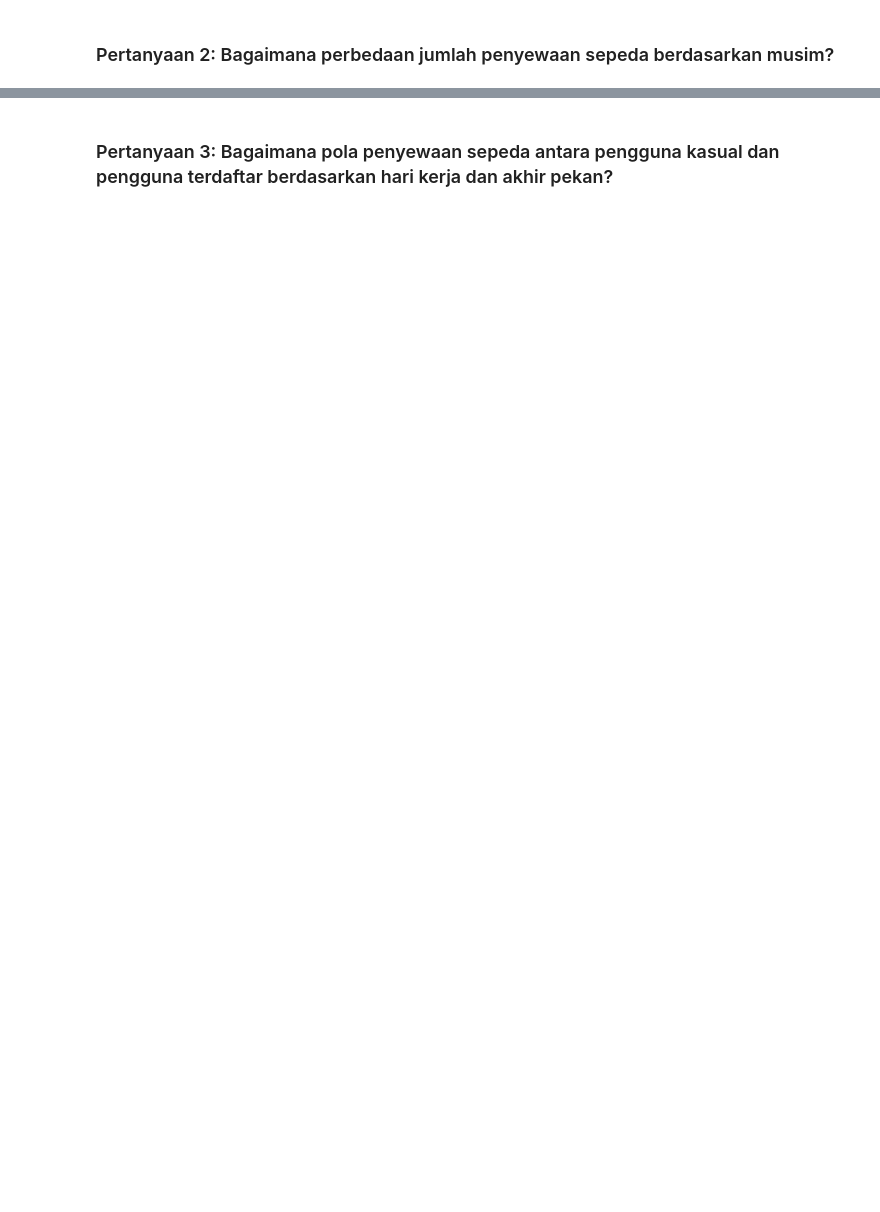
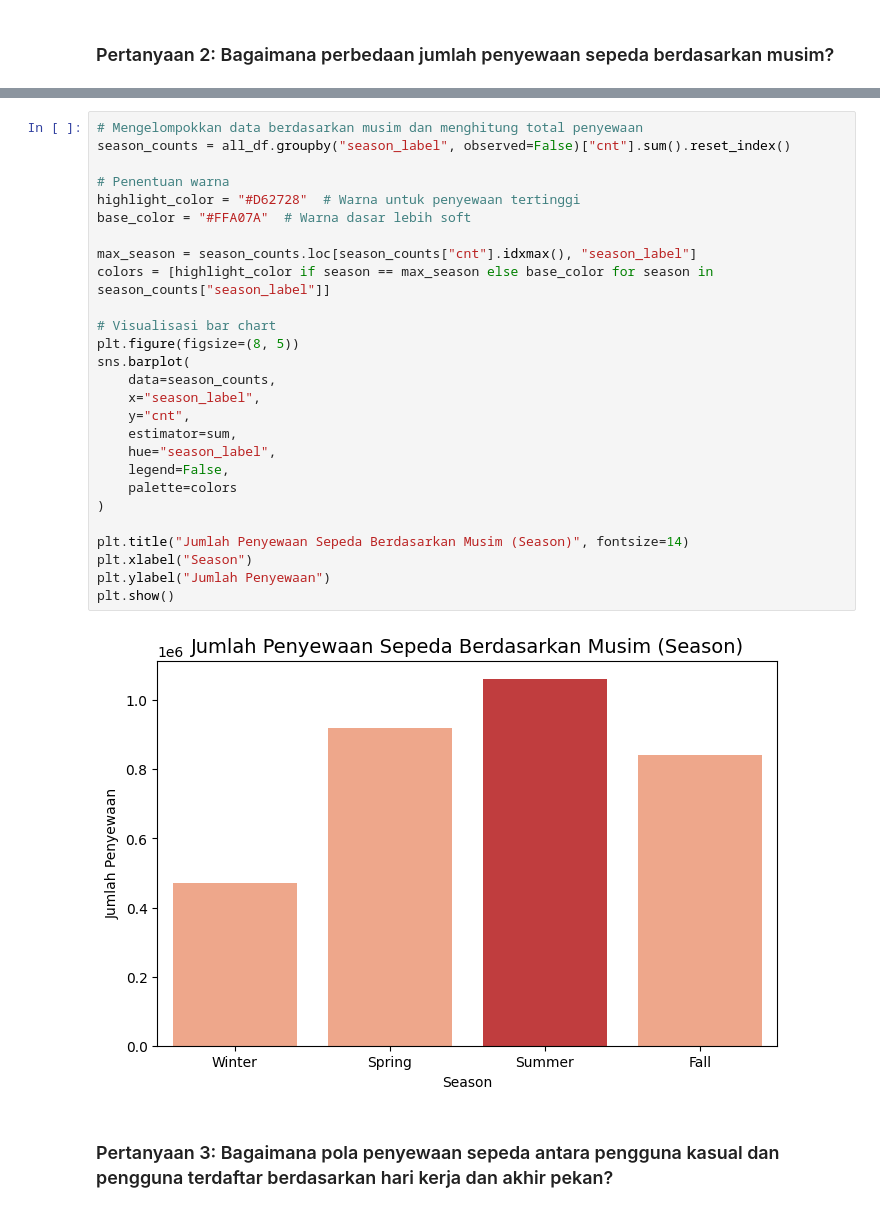
Before and after one commit to Chatarinaeva/proyek_analisis_data_python, a Jupyter notebook: notebook.ipynb, the cells around one changed output, grey strips where cells are left out. Drawn from its saved outputs; the diff is of its cells as text; blank space fills up the shorter version.

```diff
--- a/notebook.ipynb
+++ b/notebook.ipynb
@@ -397,3 +648,32 @@ Passing `palette` without assigning `hue` is deprecated and will be removed in v
+# %%
+# Mengelompokkan data berdasarkan musim dan menghitung total penyewaan
+season_counts = all_df.groupby("season_label", observed=False)["cnt"].sum().reset_index()
+
+# Penentuan warna
+highlight_color = "#D62728"  # Warna untuk penyewaan tertinggi
+base_color = "#FFA07A"  # Warna dasar lebih soft
+
+max_season = season_counts.loc[season_counts["cnt"].idxmax(), "season_label"]
+colors = [highlight_color if season == max_season else base_color for season in season_counts["season_label"]]
+
+# Visualisasi bar chart
+plt.figure(figsize=(8, 5))
+sns.barplot(
+    data=season_counts,
+    x="season_label",
+    y="cnt",
+    estimator=sum,
+    hue="season_label",
+    legend=False,
+    palette=colors
+)
+
+plt.title("Jumlah Penyewaan Sepeda Berdasarkan Musim (Season)", fontsize=14)
+plt.xlabel("Season")
+plt.ylabel("Jumlah Penyewaan")
+plt.show()
+# %% [output]
+[figure, added]
 # %% [markdown]
 ### Pertanyaan 3: Bagaimana pola penyewaan sepeda antara pengguna kasual dan pengguna terdaftar berdasarkan hari kerja dan akhir pekan?
 # %%
```
Also changed, not shown: parts of 108 cells of this notebook, 2 other files.
